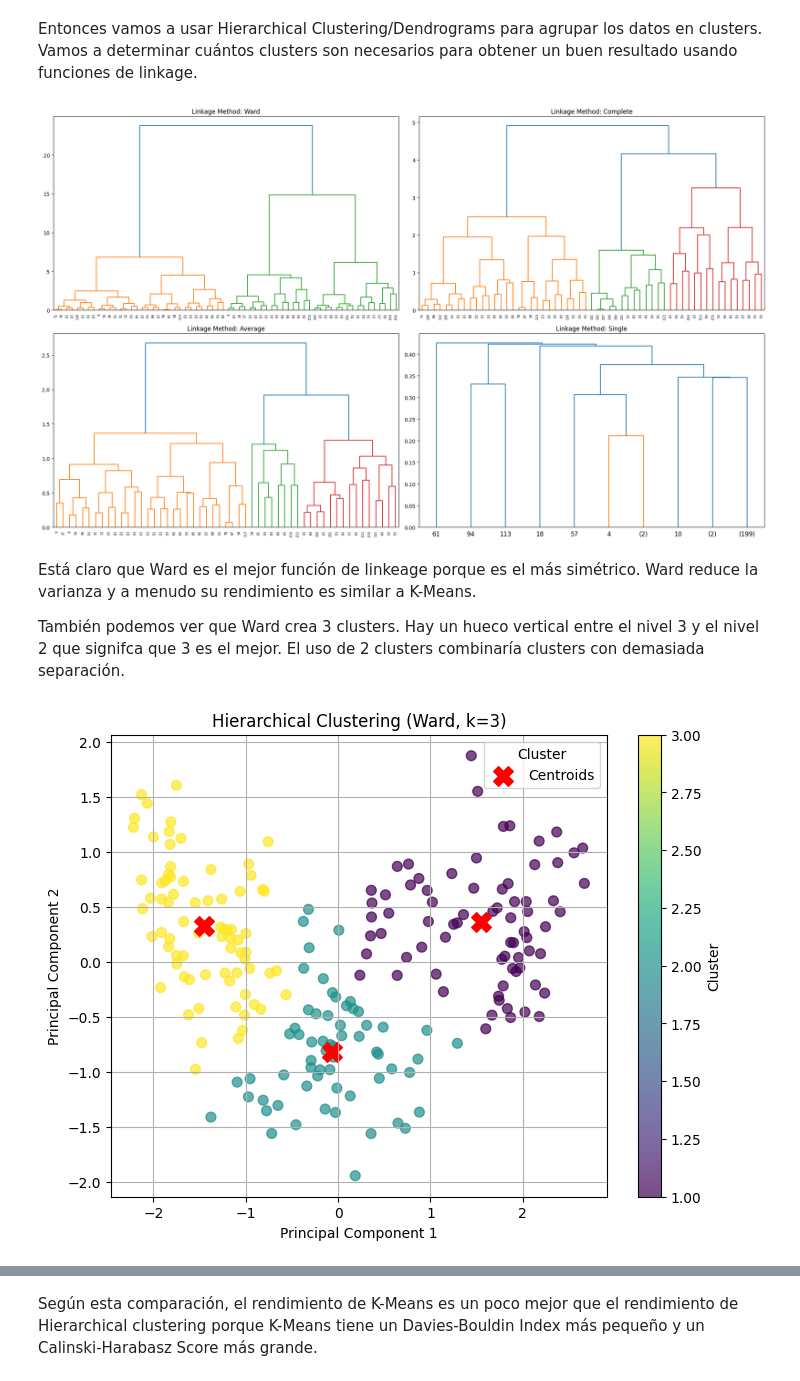
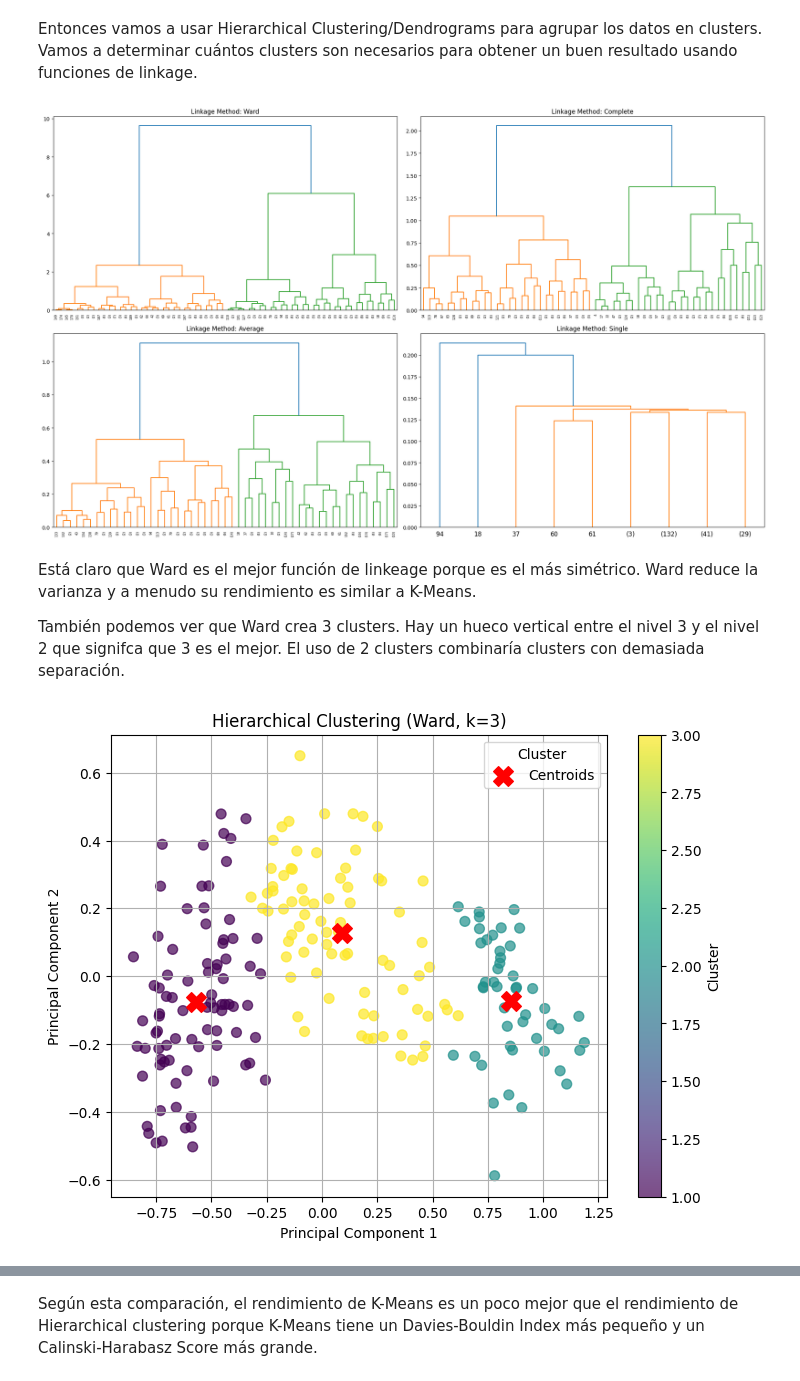
Before and after one commit to iborgstedt2848/ML_G84_G2_P2, a Jupyter notebook: segunda_práctica.ipynb, the cells around one changed output, grey strips where cells are left out. Saved outputs shown, nothing was run; the diff lists cells and outputs as text; code cells hidden in the pictures.

```diff
--- a/segunda_práctica.ipynb
+++ b/segunda_práctica.ipynb
@@ -129,0 +149,17 @@ Todos las métricas muestran que MinMaxScaler es el mejor porque tiene el Silhou
+# %%
+mejor_scaler = MinMaxScaler()
+pipeline = Pipeline([
+    ('scaler', mejor_scaler),
+    ('pca', PCA(n_components=2, random_state=random_seed))
+])
+
+X_scaled_pca = pipeline.fit_transform(X)
+
+pca_df = pd.DataFrame(X_scaled_pca, columns=['PC1', 'PC2'])
+pca_df['class'] = y
+
+X_pca = pca_df.drop(columns=['class'])
+
+#visualizamos el dataframe
+print(pca_df)
+print(X_pca)
@@ -135,6 +191,7 @@ Vamos a usar K-Means para agrupar los datos en clusters. Vamos a determinar cuá
 from sklearn.cluster import KMeans
 from sklearn.metrics import silhouette_score
 import matplotlib.pyplot as plt
+
 
 inertia = []
 silhouette_scores = []
@@ -142,9 +199,9 @@ k_range = range(2, 10)
 
 for k in k_range:
     kmeans = KMeans(n_clusters=k, random_state=559990)
-    kmeans.fit(pca_df)
+    kmeans.fit(X_pca)
     inertia.append(kmeans.inertia_)
-    silhouette_scores.append(silhouette_score(pca_df, kmeans.labels_))
+    silhouette_scores.append(silhouette_score(X_pca, kmeans.labels_))
 
 plt.figure(figsize=(12, 5))
 
@@ -221,7 +278,7 @@ for i, method in enumerate(linkage_methods):
 plt.tight_layout()
 plt.show()
 # %% [output]
-[figure, old version]
+[figure, new version]
 # %% [markdown]
 Está claro que Ward es el mejor función de linkeage porque es el más simétrico. Ward reduce la varianza y a menudo su rendimiento es similar a K-Means.
 
@@ -229,30 +286,39 @@ También podemos ver que Ward crea 3 clusters. Hay un hueco vertical entre el ni
 # %%
 from scipy.cluster.hierarchy import linkage, fcluster
 import matplotlib.pyplot as plt
 import numpy as np
 
 # hierarchical clustering
 Z = linkage(pca_df[['PC1', 'PC2']], method='ward')
 hier_clusters = fcluster(Z, t=3, criterion='maxclust')
 
 # calcular centroids
 hier_centroids = np.array([pca_df[hier_clusters == i][['PC1', 'PC2']].mean(axis=0) for i in range(1, 4)])
 plt.figure(figsize=(8, 6))
 scatter = plt.scatter(
-    pca_df['PC1'], pca_df['PC2'], c=hier_clusters, cmap='viridis', s=50, alpha=0.7
+    pca_df['PC1'],
+    pca_df['PC2'],
+    c=hier_clusters,
+    cmap='viridis',
+    s=50,
+    alpha=0.7
 )
 
 plt.scatter(
-    hier_centroids[:, 0], hier_centroids[:, 1], c='red', s=200, marker='X', label='Centroids'
+    hier_centroids[:, 0],
+    hier_centroids[:, 1],
+    c='red', s=200,
+    marker='X',
+    label='Centroids'
 )
 
 plt.title('Hierarchical Clustering (Ward, k=3)')
 plt.xlabel('Principal Component 1')
 plt.ylabel('Principal Component 2')
 plt.colorbar(scatter, label="Cluster")
 plt.legend(title='Cluster')
 plt.grid(True)
 plt.show()
 # %% [output]
-[figure, old version]
+[figure, new version]
 # %% [markdown]
```
Also changed, not shown: parts of 23 cells of this notebook.
